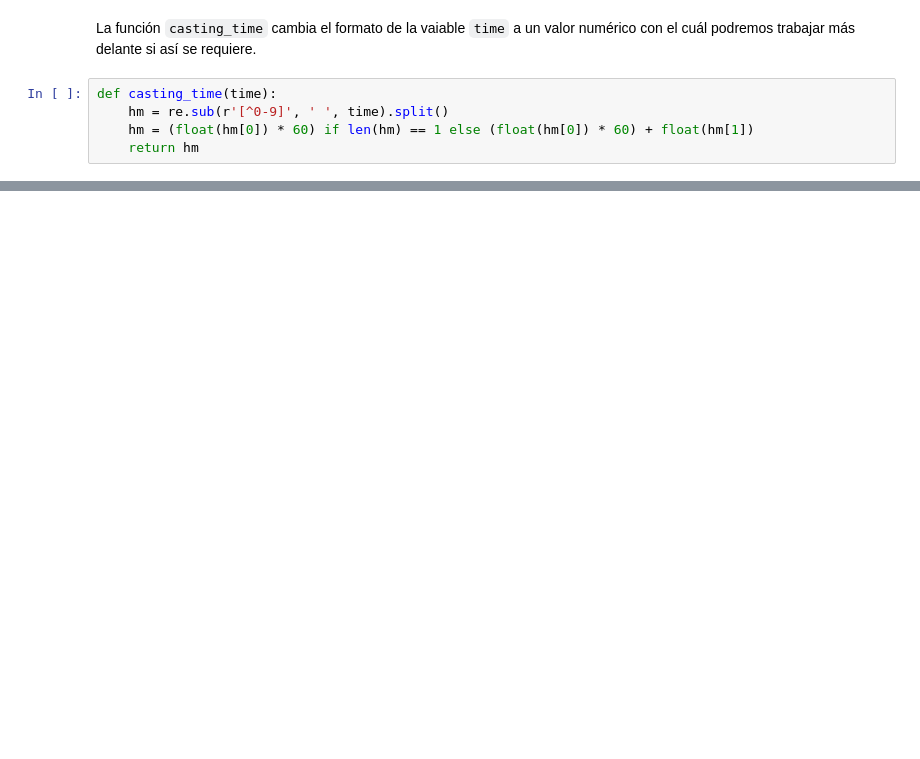
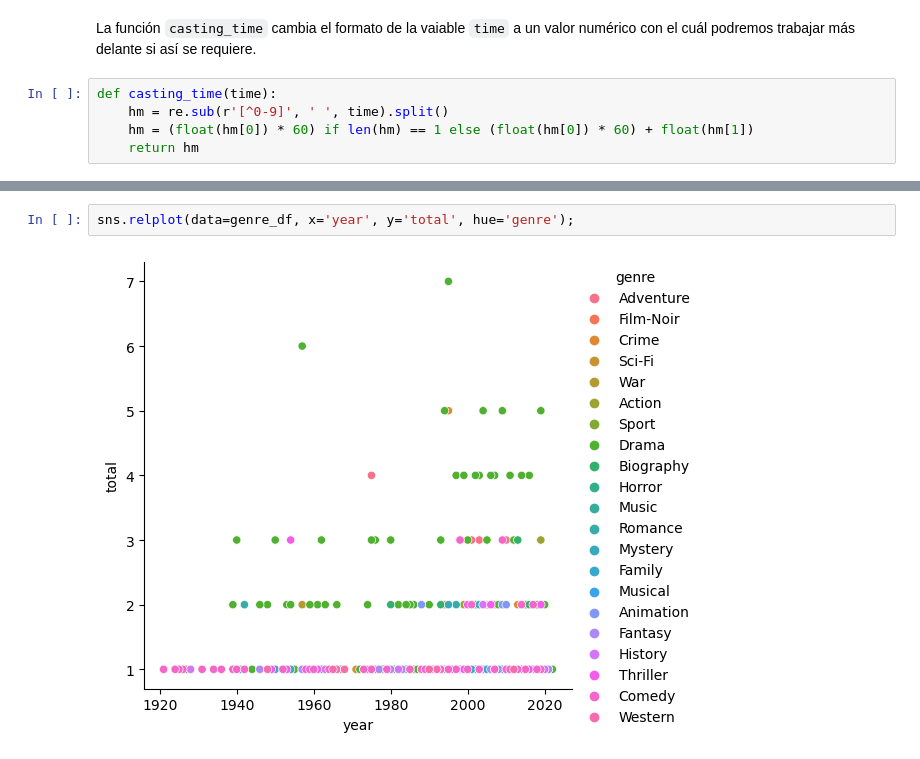
Before and after one commit to pahoalapizco/matplotlib-seaborn-introduction, a Jupyter notebook: practice/practice.ipynb, the cells around one changed output, grey strips where cells are left out. Drawn from its saved outputs; the diff is of its cells as text; blank space fills up the shorter version.

```diff
--- a/practice/practice.ipynb
+++ b/practice/practice.ipynb
@@ -147 +110,5 @@ genre_df
 451 rows × 3 columns
+# %%
+sns.relplot(data=genre_df, x='year', y='total', hue='genre');
+# %% [output]
+[figure, added]
```
Also changed, not shown: parts of 5 cells of this notebook.
